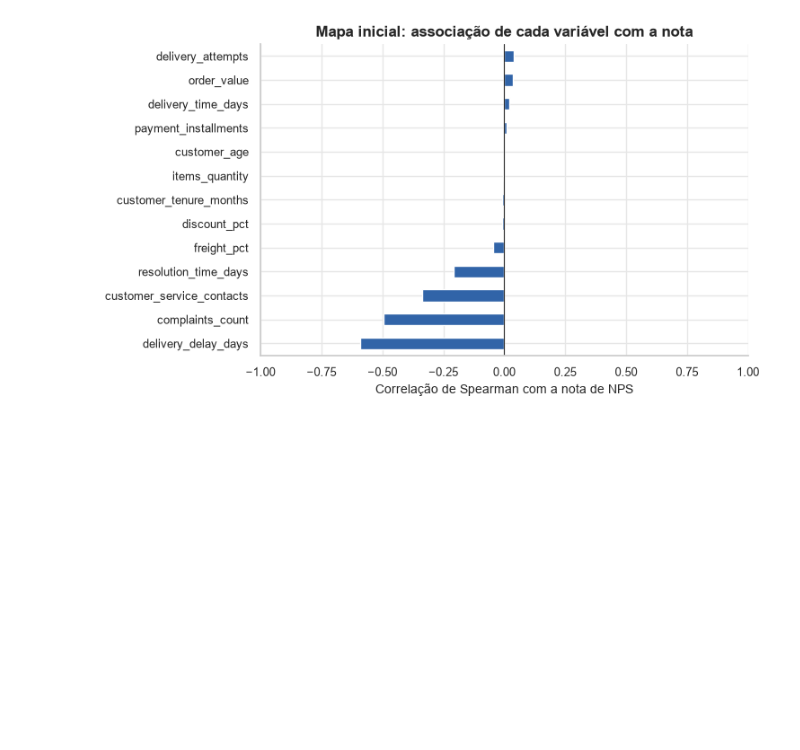
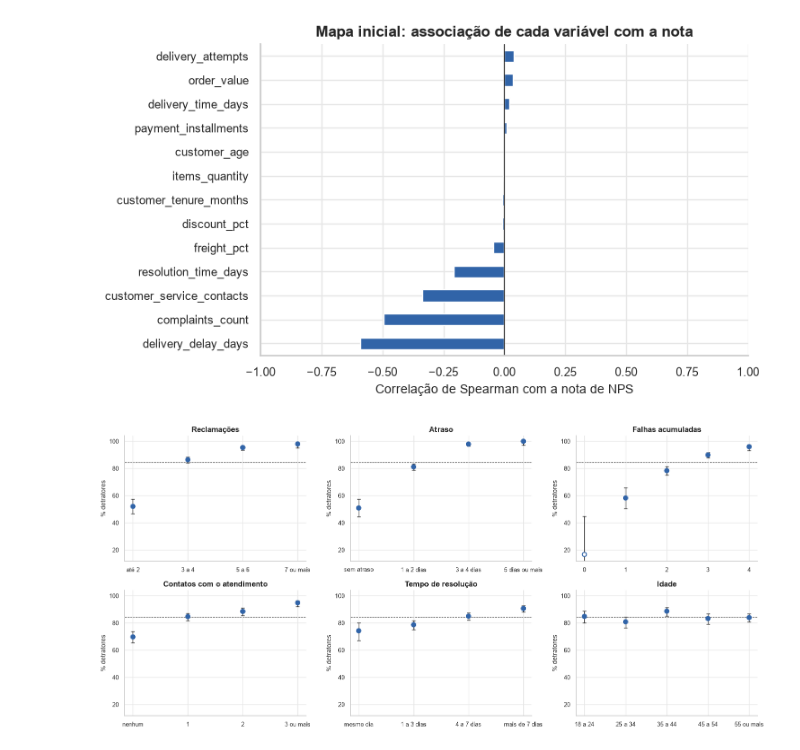
Before and after one commit to jpvbrandaos/tech-challenge-nps-preditivo, a Jupyter notebook: notebooks/02_eda.ipynb, the cells around one changed output. Cells and saved outputs as stored; diff of their text form; code cells hidden in the pictures; blank space fills up the shorter version.

Commit message:
feat: adiciona as causas de detratores e os pontos de ruptura
Refs #9

```diff
--- a/notebooks/02_eda.ipynb
+++ b/notebooks/02_eda.ipynb
@@ -212,3 +212,59 @@ ax.set_title("Mapa inicial: associação de cada variável com a nota")
 plt.show()
 # %% [output]
 [figure]
+# %%
+# Faixas fixadas antes de ver os resultados: limites de negócio ou quartis do treino
+factors = {
+    "atraso": train["delay_bucket"],
+    "previsão de entrega": pd.cut(
+        train["delivery_time_days"],
+        [-np.inf, 4, 7, 10, np.inf],
+        labels=["até 4 dias", "5 a 7 dias", "8 a 10 dias", "11 dias ou mais"],
+    ),
+    "tentativas de entrega": pd.cut(
+        train["delivery_attempts"], [-np.inf, 1, 2, np.inf], labels=["1", "2", "3 ou mais"]
+    ),
+    "contatos com o atendimento": pd.cut(
+        train["customer_service_contacts"],
+        [-np.inf, 0, 1, 2, np.inf],
+        labels=["nenhum", "1", "2", "3 ou mais"],
+    ),
+    "tempo de resolução": pd.cut(
+        train["resolution_time_days"],
+        [-np.inf, 0, 3, 7, np.inf],
+        labels=["mesmo dia", "1 a 3 dias", "4 a 7 dias", "mais de 7 dias"],
+    ),
+    "reclamações": pd.cut(
+        train["complaints_count"],
+        [-np.inf, 2, 4, 6, np.inf],
+        labels=["até 2", "3 a 4", "5 a 6", "7 ou mais"],
+    ),
+    "falhas acumuladas": train["friction_score"],
+    "frete relativo": quartiles(train["freight_pct"]),
+    "desconto relativo": quartiles(train["discount_pct"]),
+    "valor do pedido": quartiles(train["order_value"]),
+    "itens": pd.cut(
+        train["items_quantity"], [-np.inf, 1, 3, np.inf], labels=["1", "2 a 3", "4 ou mais"]
+    ),
+    "parcelas": pd.cut(
+        train["payment_installments"],
+        [-np.inf, 1, 3, 6, np.inf],
+        labels=["à vista", "2 a 3", "4 a 6", "7 ou mais"],
+    ),
+    "região": train["customer_region"],
+    "idade": train["age_bucket"],
+    "tempo de relacionamento": train["tenure_bucket"],
+}
+ranking = factor_ranking(train, factors)
+
+# Os seis fatores de maior efeito, com a proporção de detratores em cada faixa
+fig = plot_rates(
+    {name.capitalize(): rate_table(train, factors[name]) for name in ranking.index[:6]},
+    reference=100 * prevalence
+)
+save_figure(fig, "04_fatores_criticos")
+plt.show()
+
+ranking.round(3)
+# %% [output]
+[figure, added]
```
Also changed, not shown: parts of 9 cells of this notebook, 2 other files.
